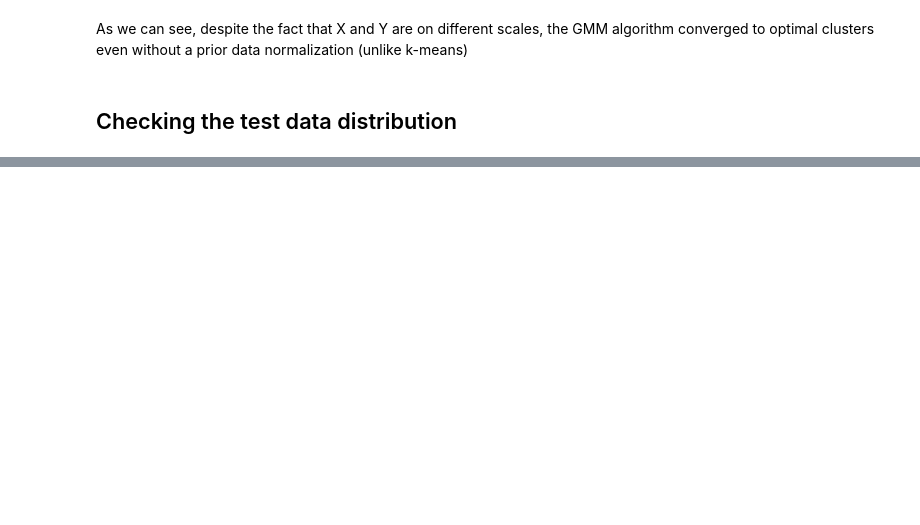
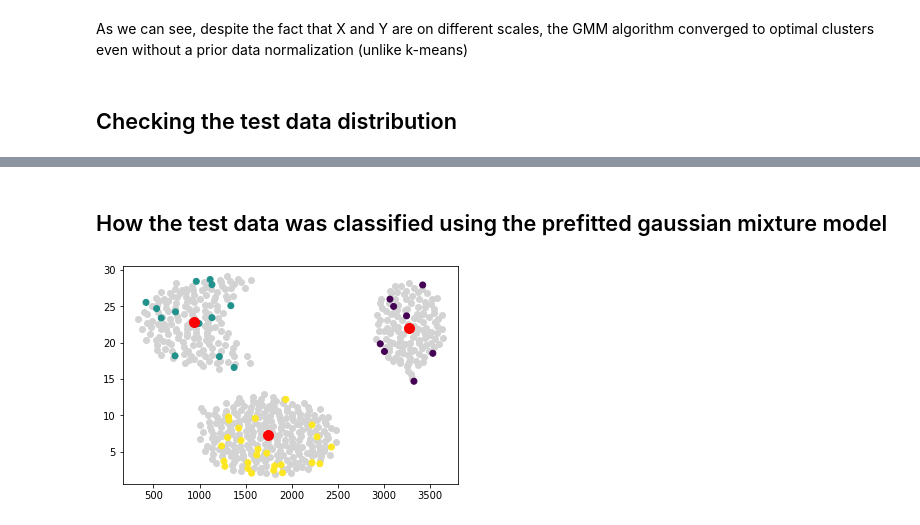
Before and after one commit to jovit/mc866-project-1, a Jupyter notebook: gmm.ipynb, the cells around one changed output, grey strips where cells are left out. Cells and saved outputs as stored; diff of their text form; code cells hidden in the pictures; blank space fills up the shorter version.

```diff
--- a/gmm.ipynb
+++ b/gmm.ipynb
@@ -175,0 +193,12 @@ plt.show()
+# %% [markdown]
+## How the test data was classified using the prefitted gaussian mixture model
+# %%
+c = gmm.clusters(data=df_test.to_numpy())
+
+fig, ax = plt.subplots()
+ax.scatter(df_train.iloc[:,:1].values, df_train.iloc[:,1:].values, c="lightgray") # the data
+ax.scatter(df_test.iloc[:,:1].values, df_test.iloc[:,1:].values, c=c) # the data
+ax.scatter(gmm.means[:,:1], gmm.means[:,1:], c="red", s=100) # the mean of each cluster
+plt.show()
+# %% [output]
+[figure, added]
```
Also changed, not shown: parts of 13 cells of this notebook.
